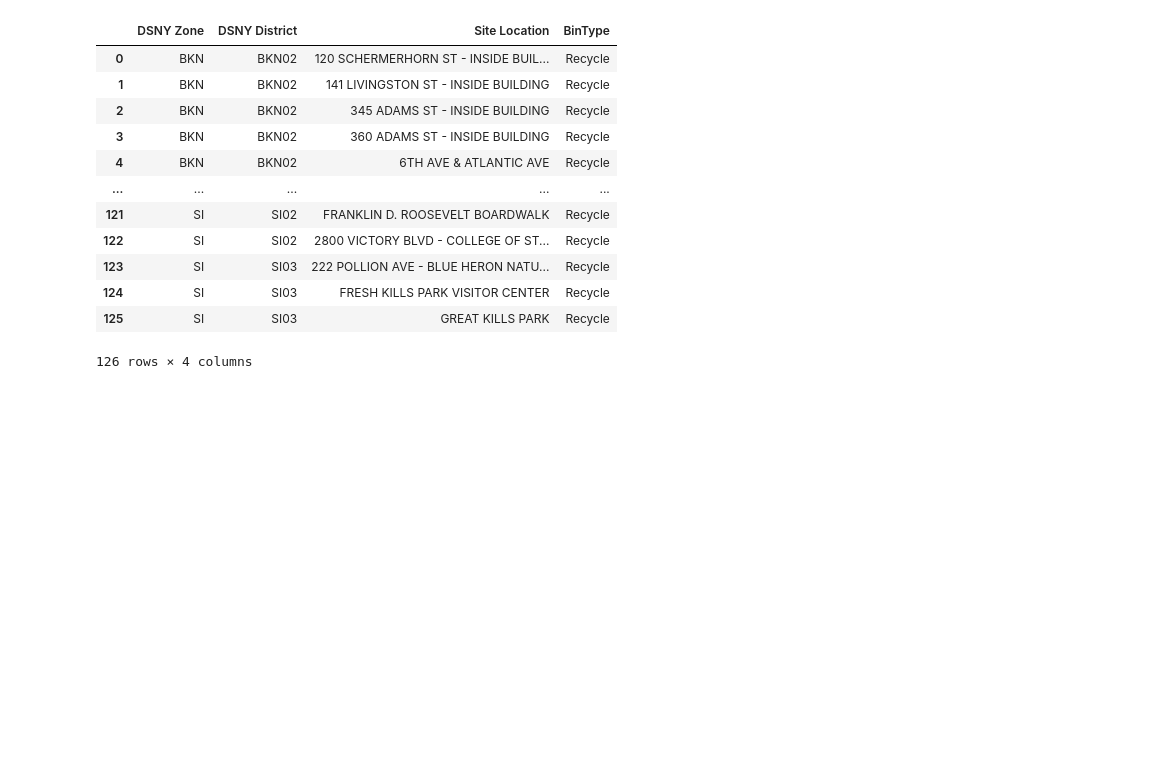
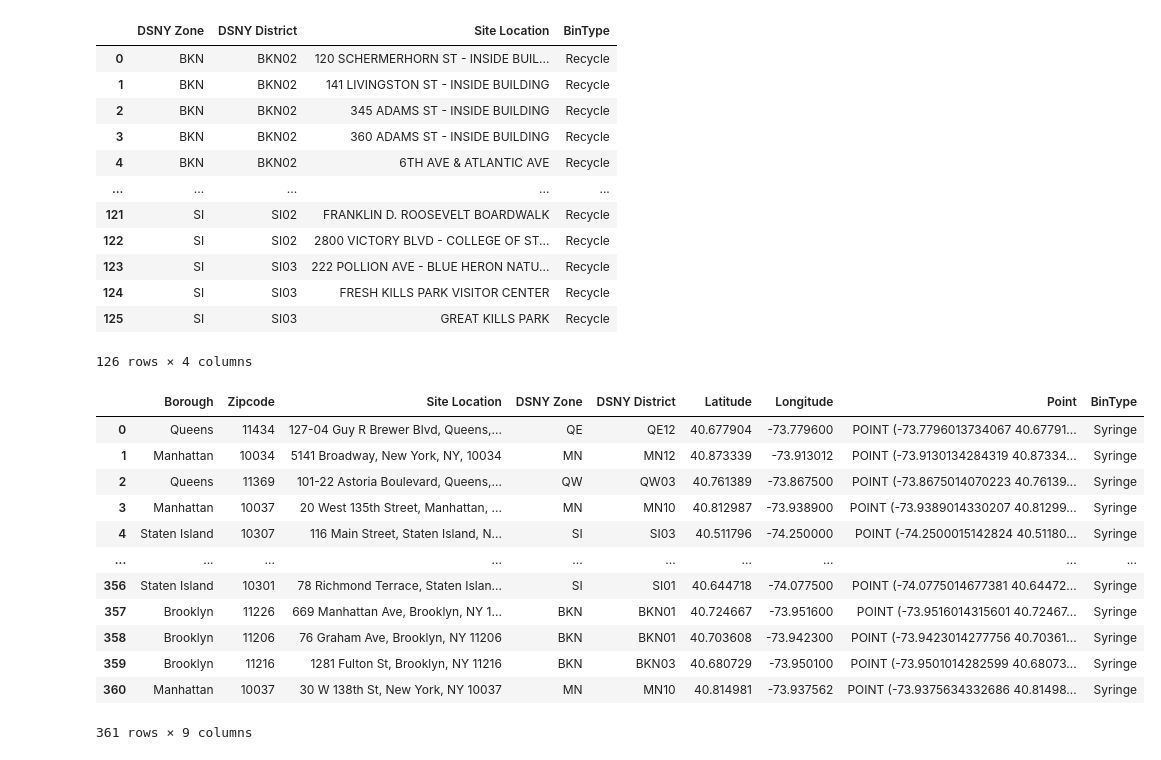
Before and after one commit to STEAM-Center-NYC/10036-Gameifying-Garbage-Collection-to-Incentivize-Proper-Habits, a Jupyter notebook: opendata_import/import.ipynb, the cells around one changed output. Drawn from its saved outputs; the diff is of its cells as text; code cells hidden in the pictures; blank space fills up the shorter version.

```diff
--- a/opendata_import/import.ipynb
+++ b/opendata_import/import.ipynb
@@ -51,3 +44,23 @@ df
 | 124 | SI | SI03 | FRESH KILLS PARK VISITOR CENTER | Recycle |
 | 125 | SI | SI03 | GREAT KILLS PARK | Recycle |
 126 rows × 4 columns
+# %%
+import pandas as pd
+import numpy as np
+
+df = pd.read_csv("syringepharma.csv")
+df
+# %% [output]
+|  | Borough | Zipcode | Site Location | DSNY Zone | DSNY District | Latitude | Longitude | Point | BinType |
+| 0 | Queens | 11434 | 127-04 Guy R Brewer Blvd, Queens,... | QE | QE12 | 40.677904 | -73.779600 | POINT (-73.7796013734067 40.67791... | Syringe |
+| 1 | Manhattan | 10034 | 5141 Broadway, New York, NY, 10034 | MN | MN12 | 40.873339 | -73.913012 | POINT (-73.9130134284319 40.87334... | Syringe |
+| 2 | Queens | 11369 | 101-22 Astoria Boulevard, Queens,... | QW | QW03 | 40.761389 | -73.867500 | POINT (-73.8675014070223 40.76139... | Syringe |
+| 3 | Manhattan | 10037 | 20 West 135th Street, Manhattan, ... | MN | MN10 | 40.812987 | -73.938900 | POINT (-73.9389014330207 40.81299... | Syringe |
+| 4 | Staten Island | 10307 | 116 Main Street, Staten Island, N... | SI | SI03 | 40.511796 | -74.250000 | POINT (-74.2500015142824 40.51180... | Syringe |
+| ... | ... | ... | ... | ... | ... | ... | ... | ... | ... |
+| 356 | Staten Island | 10301 | 78 Richmond Terrace, Staten Islan... | SI | SI01 | 40.644718 | -74.077500 | POINT (-74.0775014677381 40.64472... | Syringe |
+| 357 | Brooklyn | 11226 | 669 Manhattan Ave, Brooklyn, NY 1... | BKN | BKN01 | 40.724667 | -73.951600 | POINT (-73.9516014315601 40.72467... | Syringe |
+| 358 | Brooklyn | 11206 | 76 Graham Ave, Brooklyn, NY 11206 | BKN | BKN01 | 40.703608 | -73.942300 | POINT (-73.9423014277756 40.70361... | Syringe |
+| 359 | Brooklyn | 11216 | 1281 Fulton St, Brooklyn, NY 11216 | BKN | BKN03 | 40.680729 | -73.950100 | POINT (-73.9501014282599 40.68073... | Syringe |
+| 360 | Manhattan | 10037 | 30 W 138th St, New York, NY 10037 | MN | MN10 | 40.814981 | -73.937562 | POINT (-73.9375634332686 40.81498... | Syringe |
+361 rows × 9 columns
```
Also changed, not shown: parts of 4 cells of this notebook, 1 other file.
